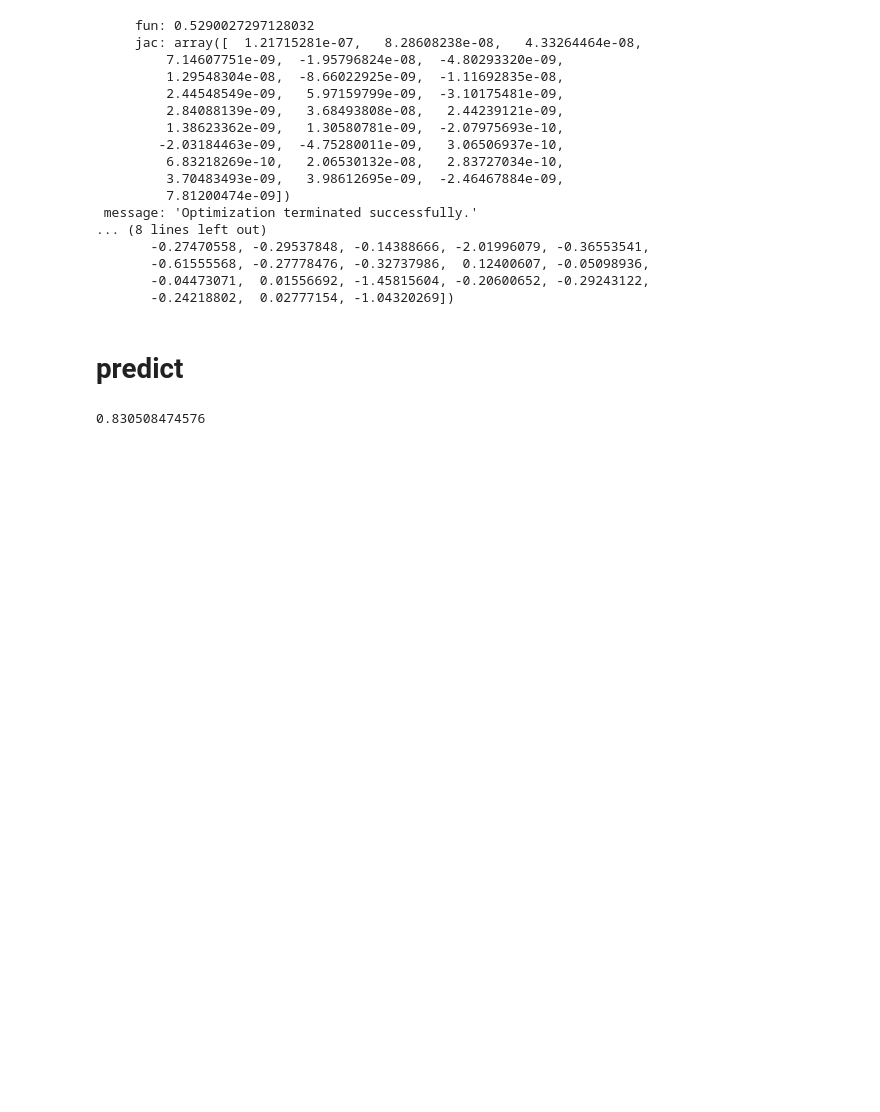
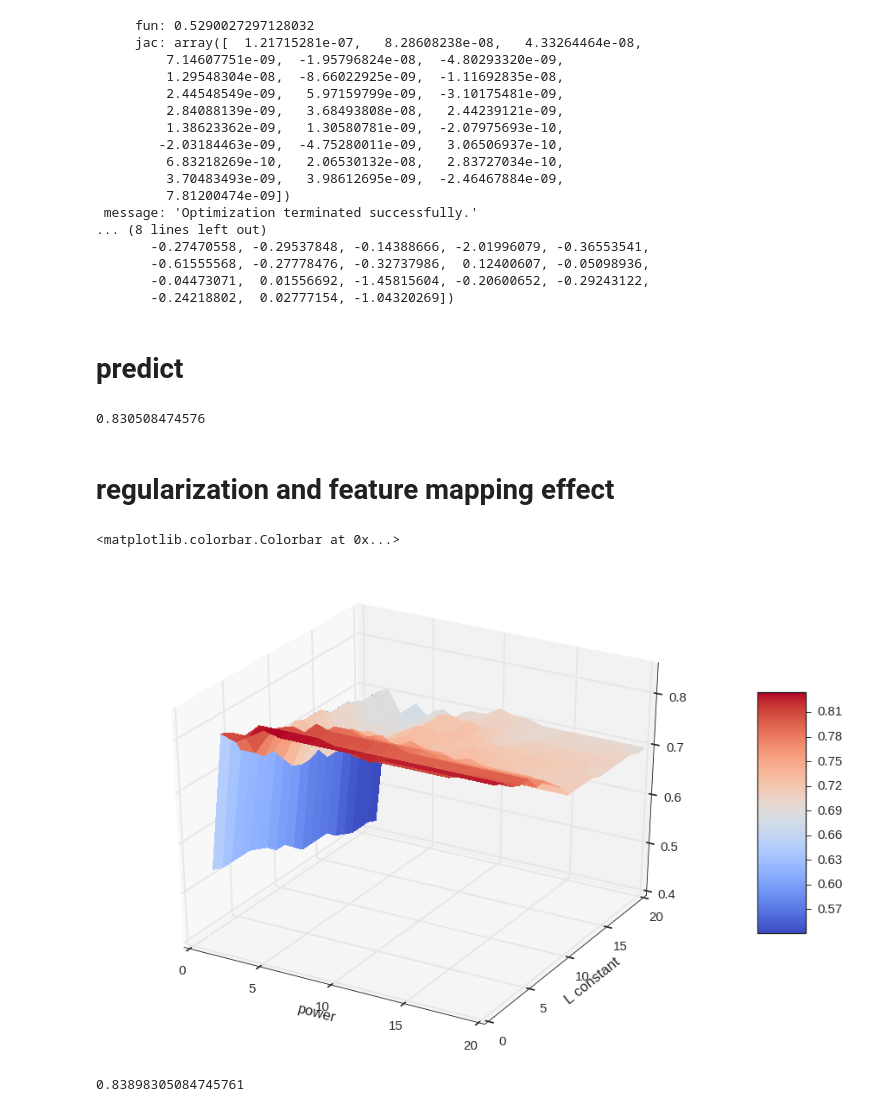
Before and after one commit to lukaemon/Coursera-ML-AndrewNg, a Jupyter notebook: machine-learning-ex2/3- regularized logistic regression (np).ipynb, the cells around one changed output. Drawn from its saved outputs; the diff is of its cells as text; code cells hidden in the pictures; blank space fills up the shorter version.

Commit message:
first time 3d graph.. for accuracy

```diff
--- a/machine-learning-ex2/3- regularized logistic regression (np).ipynb
+++ b/machine-learning-ex2/3- regularized logistic regression (np).ipynb
@@ -139,3 +139,31 @@ accuracy = np.mean(y_pred == y)
 print(accuracy)
 # %% [output]
 0.830508474576
+# %% [markdown]
+# regularization and feature mapping effect
+# %%
+power_max, l_max = 20 ,20
+
+z = np.array([[lr.accuracy(x1, x2, y, power, l) for power in np.arange(1,power_max+1)]
+                  for l in np.arange(1,l_max+1)])
+
+power, l = np.meshgrid(np.arange(1, power_max+1), np.arange(1, l_max+1))
+# %%
+from mpl_toolkits.mplot3d import Axes3D
+from matplotlib import cm
+
+fig = plt.figure(figsize=(16,10))
+ax = fig.gca(projection='3d')
+
+surf = ax.plot_surface(power, l, z, rstride=1, cstride=1, cmap=cm.coolwarm, linewidth=0, antialiased=False)
+ax.set_xlabel('power')
+ax.set_ylabel('L constant')
+
+fig.colorbar(surf, shrink=0.5, aspect=5)
+# %% [output]
+<matplotlib.colorbar.Colorbar at 0x...>
+[figure, added]
+# %%
+z.max()
+# %% [output]
+0.83898305084745761
```
Also changed, not shown: 1 other file.
